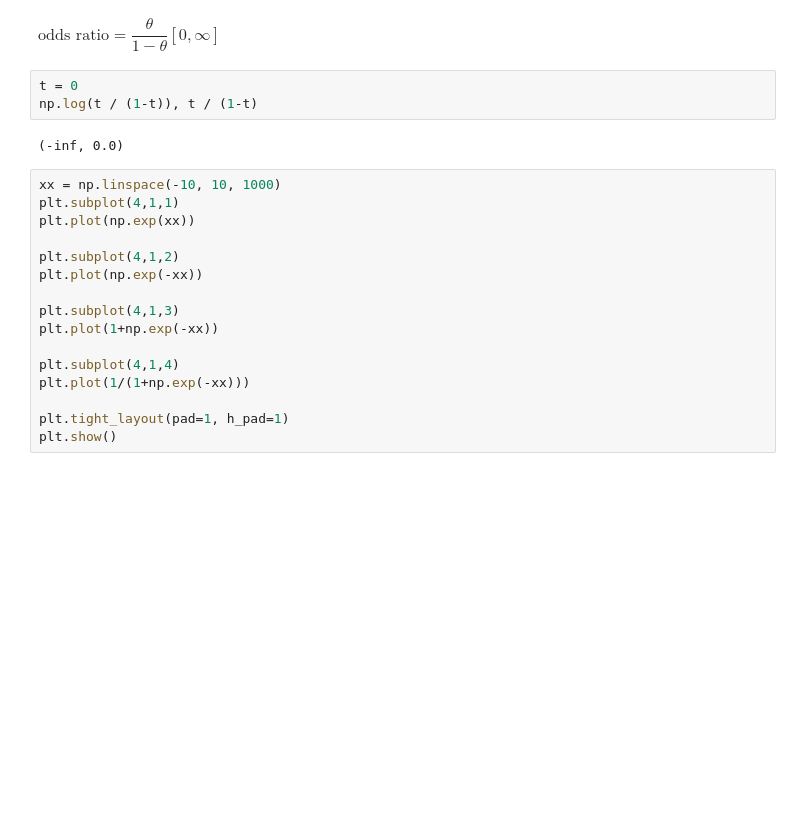
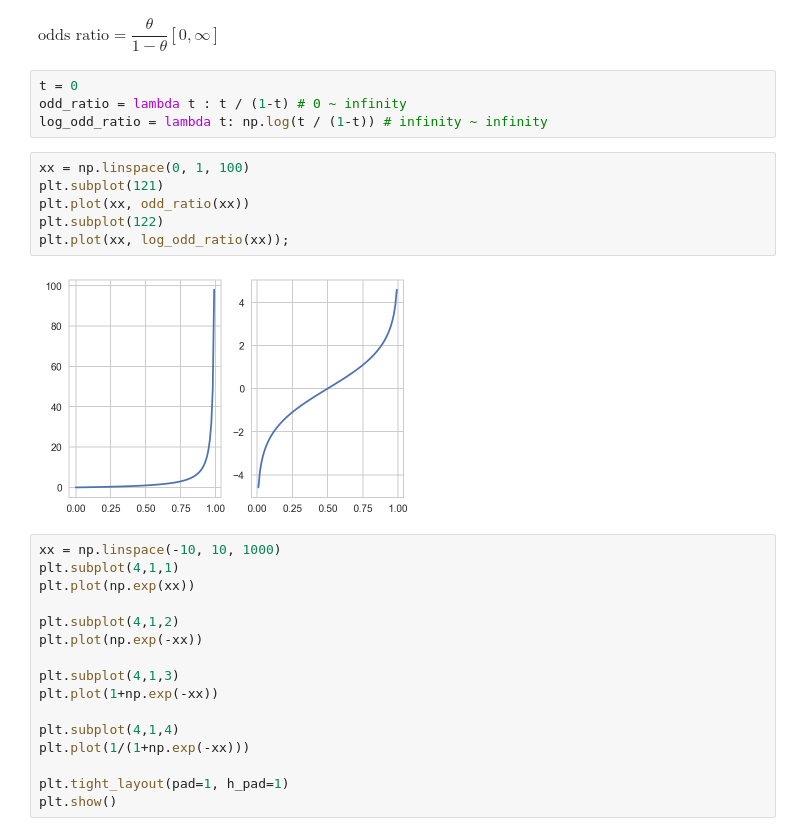
Before and after one commit to dooyeoung/study, a Jupyter notebook: regression_logistic/Untitled.ipynb, the cells around one changed output. Drawn from its saved outputs; the diff is of its cells as text; blank space fills up the shorter version.

```diff
--- a/regression_logistic/Untitled.ipynb
+++ b/regression_logistic/Untitled.ipynb
@@ -20,9 +23,16 @@ plt.show()
 $ \text{odds ratio} = \dfrac{\theta}{1-\theta} [0, \infty] $
 # %%
 t = 0
-np.log(t / (1-t)), t / (1-t)
+odd_ratio = lambda t : t / (1-t) # 0 ~ infinity
+log_odd_ratio = lambda t: np.log(t / (1-t)) # infinity ~ infinity
-# %% [output]
-(-inf, 0.0)
+# %%
+xx = np.linspace(0, 1, 100)
+plt.subplot(121)
+plt.plot(xx, odd_ratio(xx))
+plt.subplot(122)
+plt.plot(xx, log_odd_ratio(xx));
+# %% [output]
+[figure, added]
 # %%
 xx = np.linspace(-10, 10, 1000)
 plt.subplot(4,1,1)
```
Also changed, not shown: parts of 16 cells of this notebook, 8 other files.
